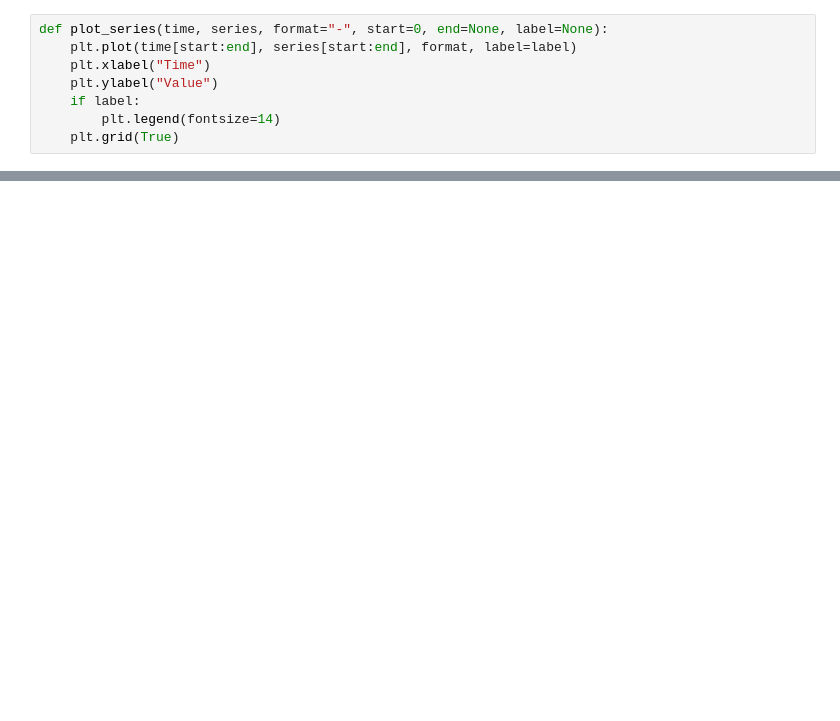
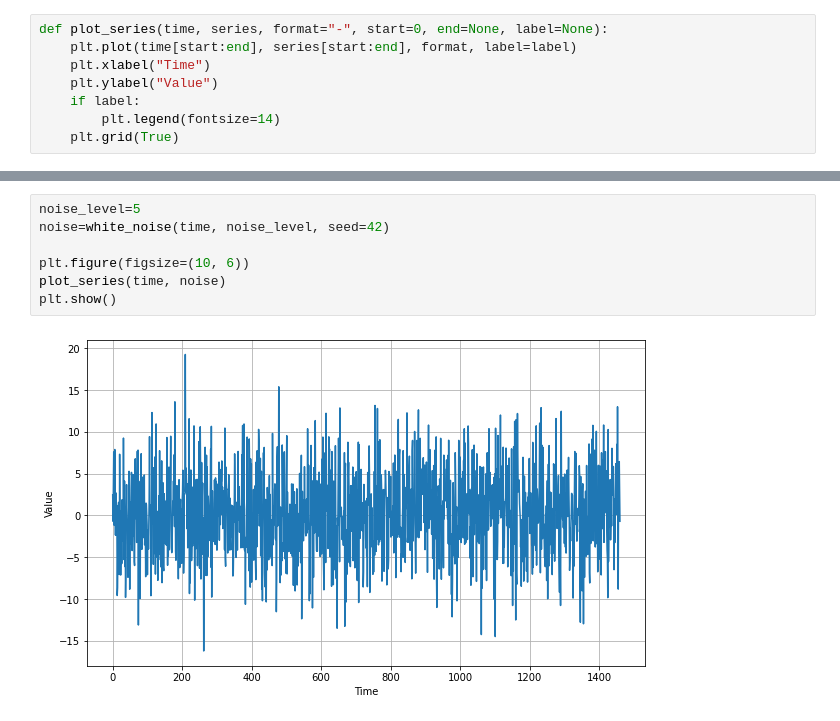
Before and after one commit to ayushblaze/Using-TensorFlow, a Jupyter notebook: Sequences, Time Series and Prediction.ipynb, the cells around one changed output, grey strips where cells are left out. Cells and saved outputs as stored; diff of their text form; blank space fills up the shorter version.

```diff
--- a/Sequences, Time Series and Prediction.ipynb
+++ b/Sequences, Time Series and Prediction.ipynb
@@ -42,0 +59,9 @@ plt.show()
+# %%
+noise_level=5
+noise=white_noise(time, noise_level, seed=42)
+
+plt.figure(figsize=(10, 6))
+plot_series(time, noise)
+plt.show()
+# %% [output]
+[figure, added]
```
Also changed, not shown: parts of 12 cells of this notebook.
